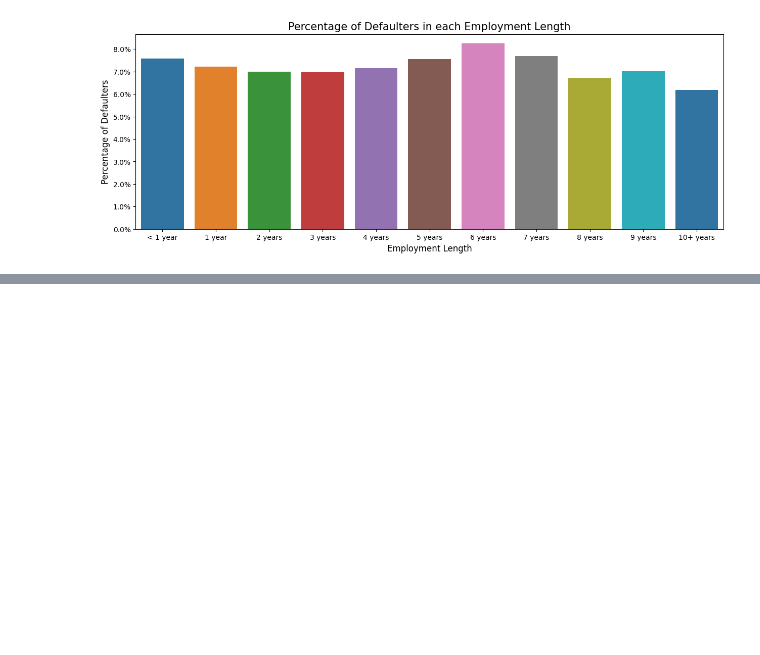
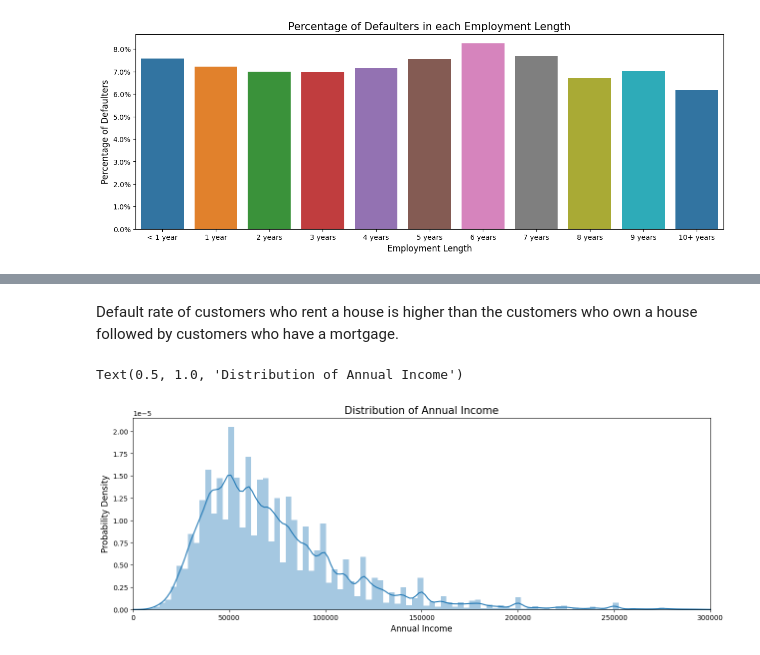
Before and after one commit to pranavsai-98/Credit_risk, a Jupyter notebook: src/N1.ipynb, the cells around one changed output, grey strips where cells are left out. Saved outputs shown, nothing was run; the diff lists cells and outputs as text; code cells hidden in the pictures; blank space fills up the shorter version.

```diff
--- a/src/N1.ipynb
+++ b/src/N1.ipynb
@@ -318,0 +313,12 @@ Text(0.5, 1.0, 'Loan Amount by Subgrade')
+# %% [markdown]
+Default rate of customers who rent a house is higher than the customers who own a house followed by customers who have a mortgage.
+# %%
+plt.figure(figsize=(15,5))
+sns.distplot(df1.loc[df1['annual_inc']<300000,'annual_inc'], kde=True, bins=100)
+plt.xlim(0, 300000)
+plt.xlabel("Annual Income", fontsize=12)
+plt.ylabel("Probability Density", fontsize=12)
+plt.title("Distribution of Annual Income", fontsize=15)
+# %% [output]
+Text(0.5, 1.0, 'Distribution of Annual Income')
+[figure, added]
```
Also changed, not shown: parts of 46 cells of this notebook, 2 other files.
